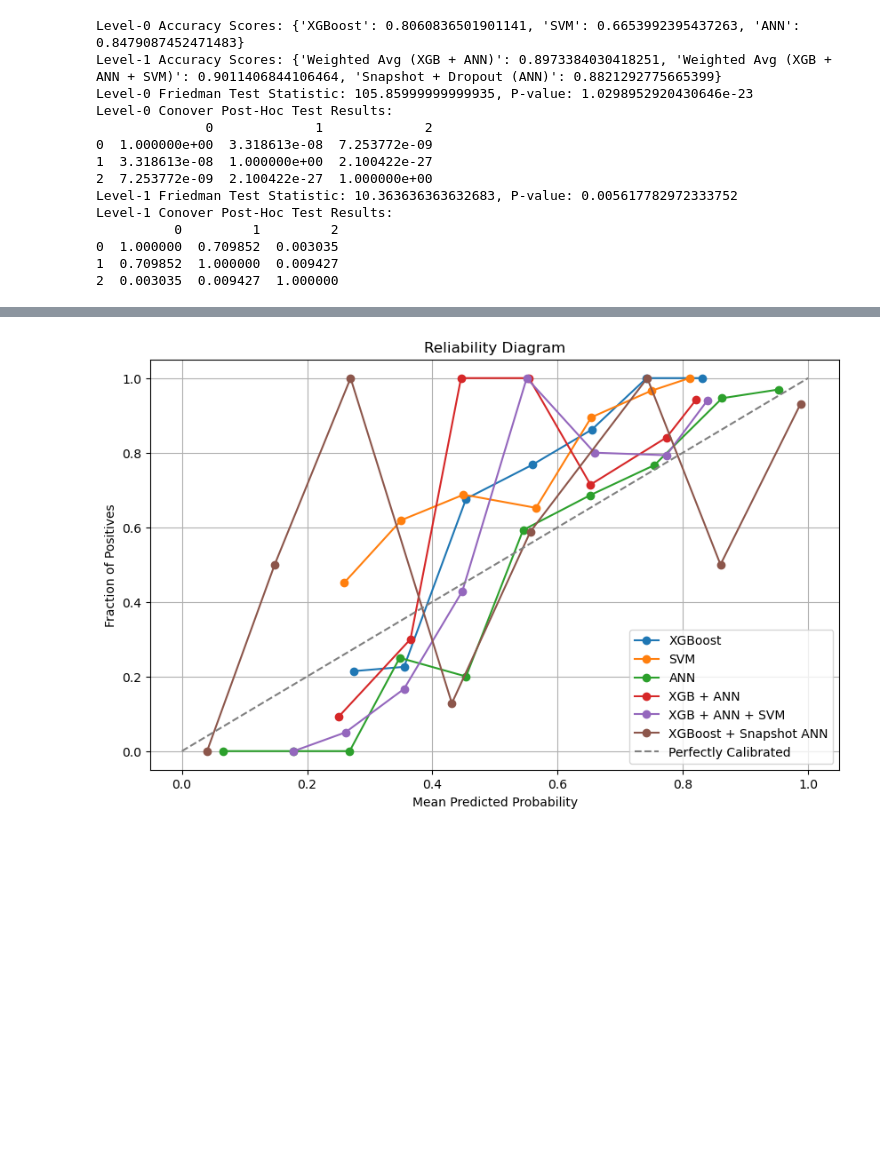
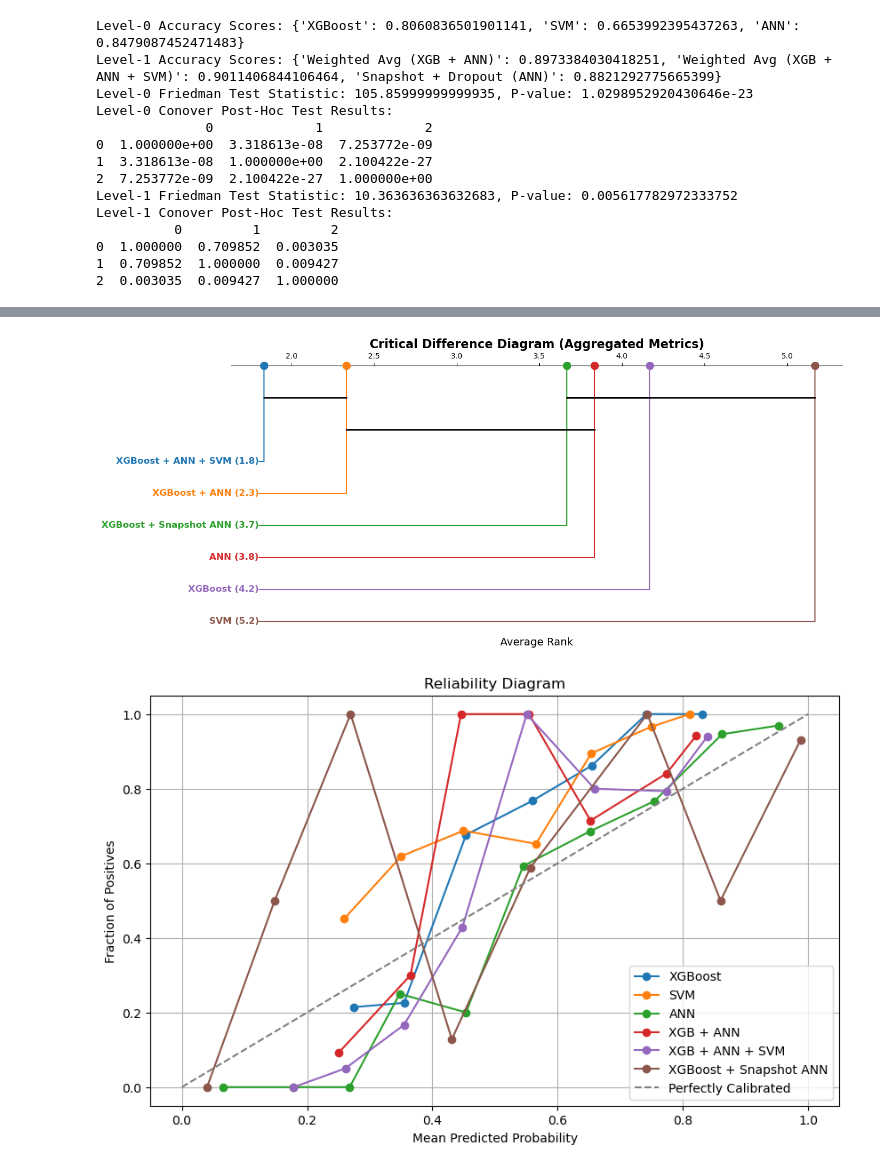
Before and after one commit to shrinitbabel/Hospital-LOS-Predictor-TBI, a Jupyter notebook: SupervisedLearning2.ipynb, the cells around one changed output, grey strips where cells are left out. Drawn from its saved outputs; the diff is of its cells as text; code cells hidden in the pictures; blank space fills up the shorter version.

```diff
--- a/SupervisedLearning2.ipynb
+++ b/SupervisedLearning2.ipynb
@@ -1373,0 +1296,86 @@ XGBoost + Snapshot ANN             0.057466                1.000000
+# %%
+import numpy as np
+import pandas as pd
+from sklearn.metrics import roc_auc_score, f1_score, accuracy_score, precision_score, recall_score, confusion_matrix
+import matplotlib.pyplot as plt
+from scipy.stats import friedmanchisquare
+import scikit_posthocs as sp
+from scikit_posthocs import critical_difference_diagram
+
+# Define helper function to calculate metrics
+def calculate_metrics(y_true, y_probs, threshold=0.5):
+    y_pred = (y_probs > threshold).astype(int)
+    auc = roc_auc_score(y_true, y_probs)
+    f1 = f1_score(y_true, y_pred, average='weighted')
+    acc = accuracy_score(y_true, y_pred)
+    precision = precision_score(y_true, y_pred, average='weighted')
+    recall = recall_score(y_true, y_pred, average='weighted')
+
+    # Specificity calculation
+    cm = confusion_matrix(y_true, y_pred)
+    specificity = cm[0, 0] / (cm[0, 0] + cm[0, 1]) if cm.shape == (2, 2) else 0.0
+
+    return [auc, f1, acc, precision, recall, specificity]
+
+# Assuming these variables contain predicted probabilities and true labels
+model_probs = {
+    'XGBoost': XGB_y_prob,
+    'SVM': SVM_y_prob,
+    'ANN': ANN_y_prob,
+    'XGBoost + ANN': ensemble_probs,
+    'XGBoost + ANN + SVM': weighted_probs,
+    'XGBoost + Snapshot ANN': snapshot_ensemble_probs
+}
+
+# True labels (binary)
+y_true = y  # Replace with your true labels
+
+# Calculate metrics for each model
+metrics = ['AUC', 'F1 Score', 'Accuracy', 'Precision', 'Recall', 'Specificity']
+scores = {}
+for model_name, y_probs in model_probs.items():
+    scores[model_name] = calculate_metrics(y_true, y_probs)
+
+# Convert to DataFrame
+df_scores = pd.DataFrame(scores, index=metrics)
+
+# Calculate ranks for each metric
+df_ranks = df_scores.rank(axis=1, ascending=False)
+average_ranks = df_ranks.mean(axis=0)
+
+# Perform Friedman Test
+stat, p_value = friedmanchisquare(*df_ranks.values.T)
+print(f"Friedman Test Statistic: {stat}, P-value: {p_value}")
+
+# Ensure correct input for Post-Hoc Conover Test (align indices)
+matrix = df_ranks.values
+posthoc = sp.posthoc_conover_friedman(matrix)
+posthoc.columns = df_scores.columns  # Assign model names as column labels
+posthoc.index = df_scores.columns  # Assign model names as row labels
+
+print("Conover Post-Hoc Test Results:")
+print(posthoc)
+
+# Convert average ranks into a dictionary for CD diagram
+ranked_auc = average_ranks.to_dict()
+
+# Plot Critical Difference Diagram
+plt.figure(figsize=(14, 6))
+critical_difference_diagram(
+    ranks=ranked_auc,
+    sig_matrix=posthoc,  # Pass labeled DataFrame
+    ax=None,
+    label_fmt_left="{label} ({rank:.2g})",
+    label_fmt_right="",
+    label_props={'fontsize': 12, 'weight': 'bold'},
+    marker_props={'s': 100},  # Increase marker size
+    crossbar_props={'linewidth': 2.0},  # Make bars thicker
+    color_palette=["#1f77b4", "#ff7f0e", "#2ca02c", "#d62728", "#9467bd", "#8c564b"],  # Custom colors
+    text_h_margin=0.03,  # Add margin between labels and bars
+    left_only=True  # Align all labels to one side
+)
+plt.title("Critical Difference Diagram (Aggregated Metrics)", fontsize=16, weight='bold')
+plt.xlabel("Average Rank", fontsize=14)
+plt.tight_layout()
+plt.show()
+# %% [output]
@@ -1374,3 +1399,4 @@ XGBoost + Snapshot ANN             0.057466                1.000000
+[figure, added]
 # %%
 from sklearn.calibration import calibration_curve
 import matplotlib.pyplot as plt
```
Also changed, not shown: parts of 2 cells of this notebook.
